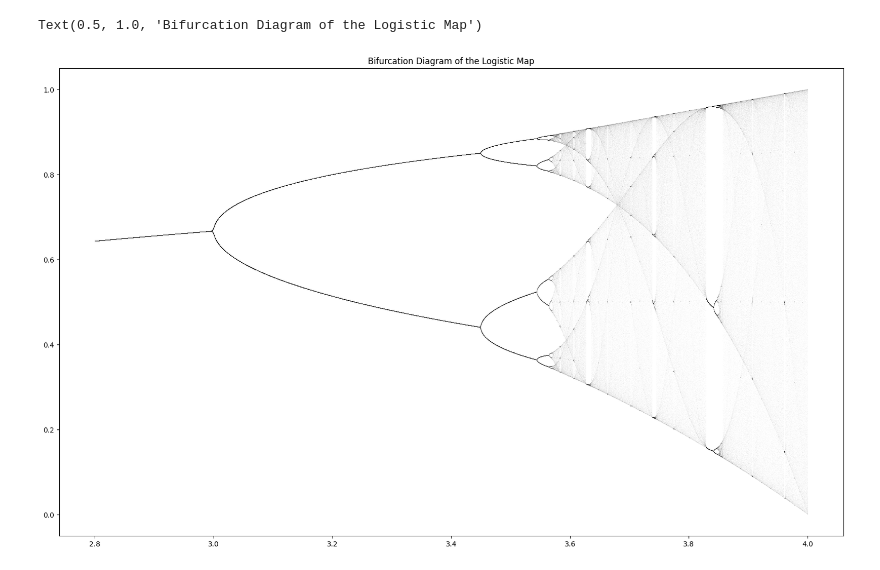
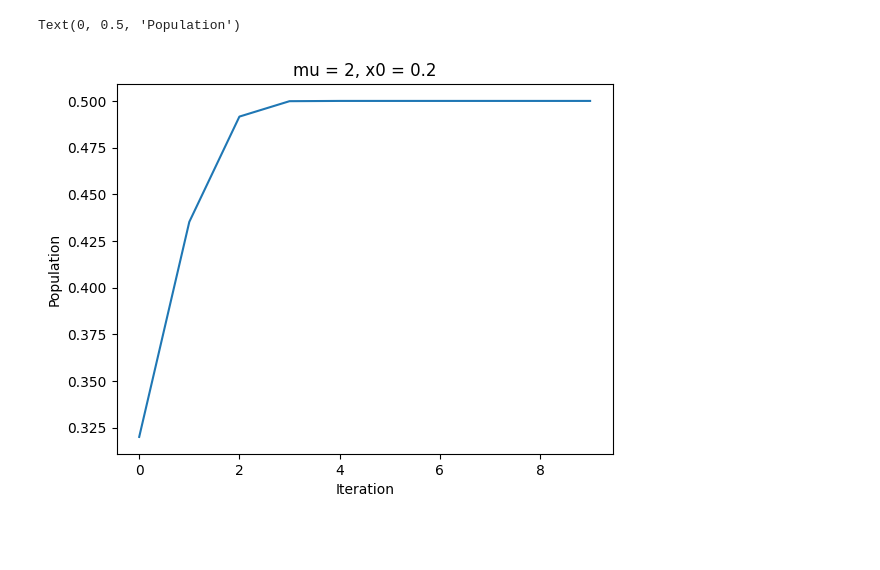
Before and after one commit to MingChingCheng/Funny-Math, a Jupyter notebook: Logistic Mapping/logistic mapping.ipynb, the cells around one changed output. Cells and saved outputs as stored; diff of their text form; code cells hidden in the pictures; blank space fills up the shorter version.

```diff
--- a/Logistic Mapping/logistic mapping.ipynb
+++ b/Logistic Mapping/logistic mapping.ipynb
@@ -4,41 +4,29 @@ import numpy as np
 
 # https://en.wikipedia.org/wiki/Logistic_map
 
-
-# starting point
-x0 = 0.7
-
-# growth rate
-resolution = 0.0001
-growth_rate_slice = int(1 / resolution)
-mu = np.linspace(2.8, 4.0, growth_rate_slice)
-
-# number of iteration
-iteration = 1000
-
-# number to plot (show after a lot of iterations)
-number_show = 200
+# Equation: x[n+1] = mu * x[n] * (1 - x[n])
+# x[n] is the population at time step n
+# mu is the growth rate
+#
 
 def iterate(x, mu):
     return mu * x * (1 - x)
-
-# iterate the logistic map for each growth rate and store the results
-x = []
-for i in range(growth_rate_slice):
-    x_iter = []
-
-    xn = x0
-    for j in range(iteration-1):
-        x_iter.append(xn)
-        xn = iterate(xn, mu[i])
-
-
-    x.append(x_iter[-number_show:])
-
-
-plt.figure(figsize=(20, 12))
-plt.plot(mu, x, ',k', alpha=0.01)
-plt.title('Bifurcation Diagram of the Logistic Map')
-# %% [output]
-Text(0.5, 1.0, 'Bifurcation Diagram of the Logistic Map')
-[figure, removed]
+# %%
+# For a small growth rate, the population will stabilize at a fixed point.
+mu = 2
+x0 = 0.2
+iterations = 10
+
+x = []
+xn = x0
+for i in range(iterations):
+    xn = iterate(xn, mu)
+    x.append(xn)
+
+plt.plot(range(iterations), x)
+plt.title(f"mu = {mu}, x0 = {x0}")
+plt.xlabel('Iteration')
+plt.ylabel('Population')
+# %% [output]
+Text(0, 0.5, 'Population')
+[figure, added]
```
Also changed, not shown: parts of 7 cells of this notebook.
